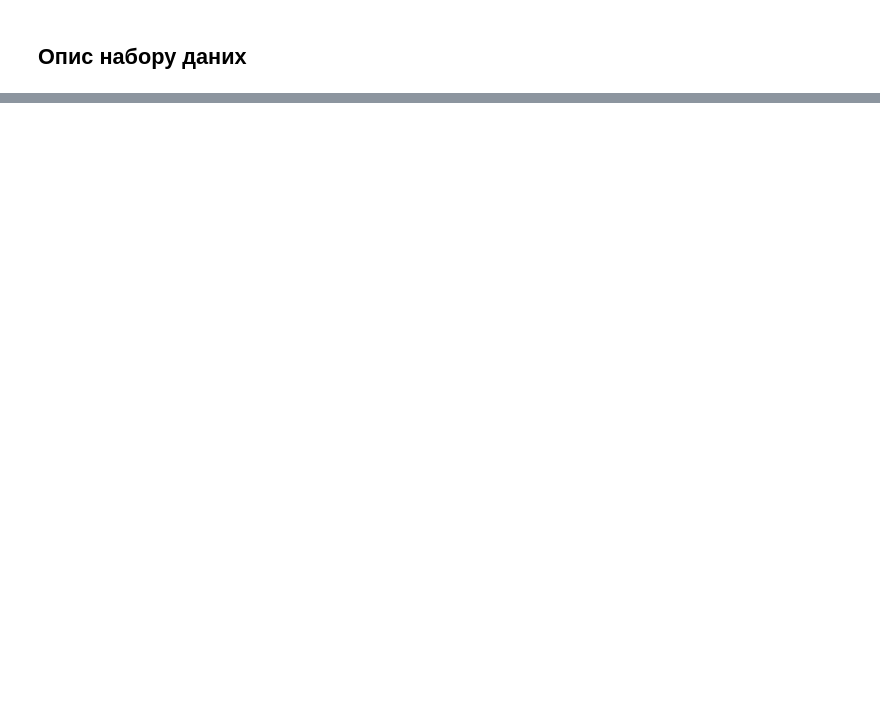
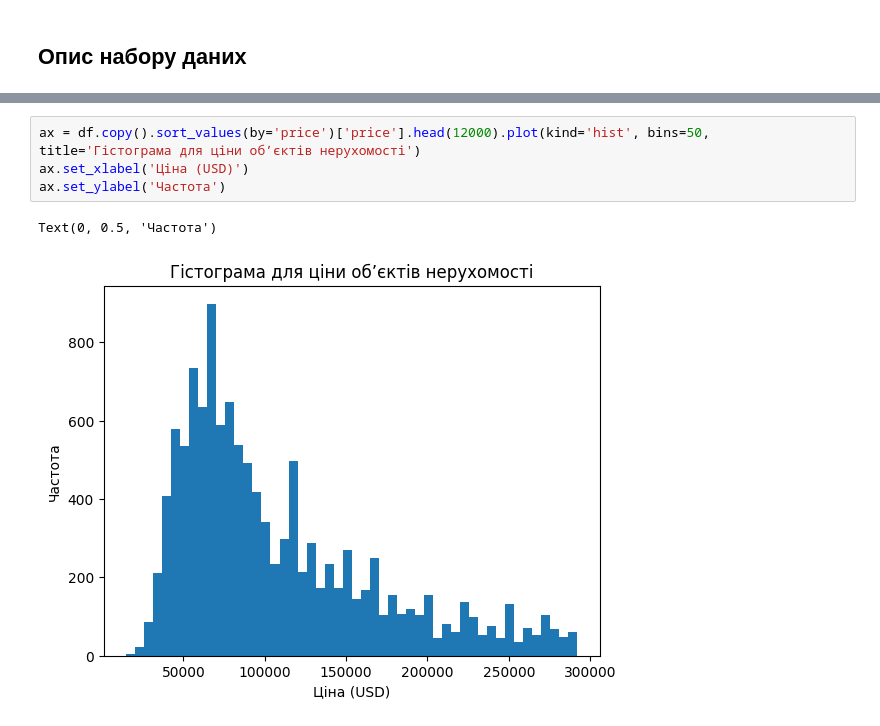
Before and after one commit to Acousticdesk/course-project-data-analysis, a Jupyter notebook: Real Estate Dataset Analysis.ipynb, the cells around one changed output, grey strips where cells are left out. Saved outputs shown, nothing was run; the diff lists cells and outputs as text; blank space fills up the shorter version.

```diff
--- a/Real Estate Dataset Analysis.ipynb
+++ b/Real Estate Dataset Analysis.ipynb
@@ -144,0 +166,7 @@ df.describe()
+# %%
+ax = df.copy().sort_values(by='price')['price'].head(12000).plot(kind='hist', bins=50, title='Гістограма для ціни обʼєктів нерухомості')
+ax.set_xlabel('Ціна (USD)')
+ax.set_ylabel('Частота')
+# %% [output]
+Text(0, 0.5, 'Частота')
+[figure, added]
```
Also changed, not shown: parts of 22 cells of this notebook.
